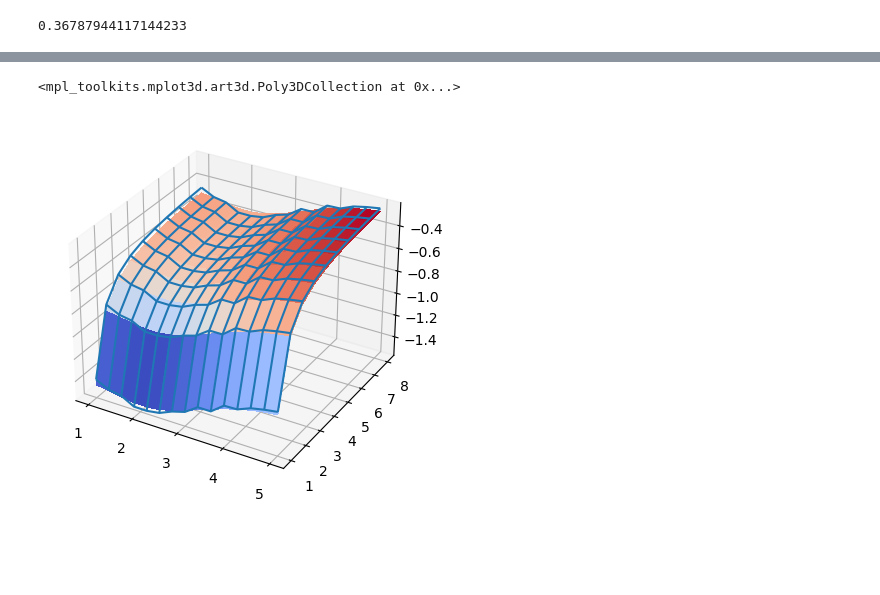
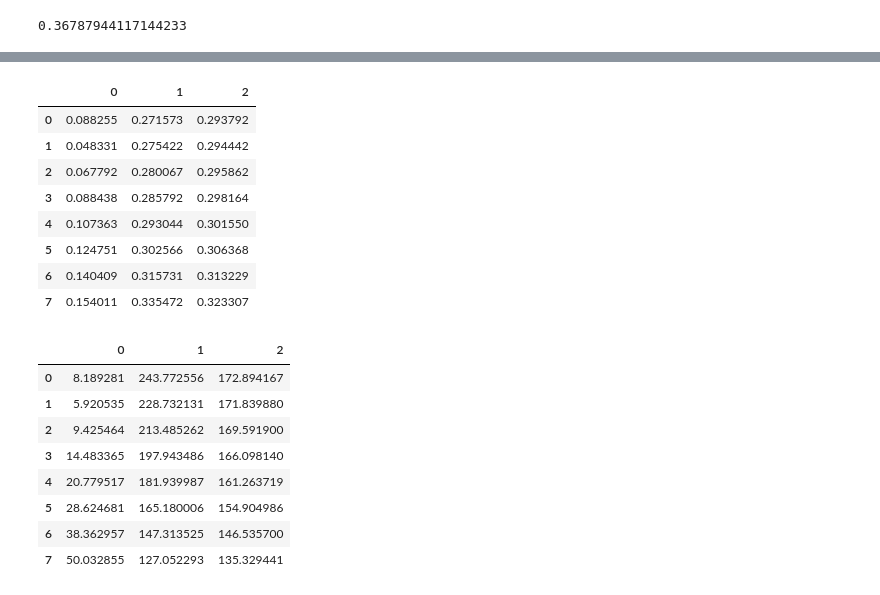
Before and after one commit to mamkakot/adaptive_systems, a Jupyter notebook: lab2.ipynb, the cells around one changed output, grey strips where cells are left out. Cells and saved outputs as stored; diff of their text form; code cells hidden in the pictures; blank space fills up the shorter version.

```diff
--- a/lab2.ipynb
+++ b/lab2.ipynb
@@ -57,9 +80,0 @@ def cool_regression(x, y, scale: int = 2):
-# %%
-from scipy.spatial import distance
-
-
-def nadaraya_watson(x, y, h=0.5):
-    n = len(x)
-    w = np.array([[kernel(distance.euclidean([x1[t]], [x1[i]]) / h) for i in range(n)] for t in range(n)])
-    yest = (w * y[:, None]).sum(axis=0) / w.sum(axis=0)
-    return yest
@@ -81,15 +81,3 @@ ax.plot_surface(X1, X2, ys_estimated, cmap=cm.coolwarm,
-# %%
-ys_estimated_nadaraya = []
-
-for y_i in y:
-    ys_estimated_nadaraya.append(nadaraya_watson(x1, y_i))
-
-ys_estimated_nadaraya = np.array(ys_estimated_nadaraya)
-ax = plt.axes(projection='3d')
-# ax.view_init(45, 0)
-ax.plot_wireframe(X1, X2, y)
-ax.plot_surface(X1, X2, ys_estimated_nadaraya, cmap=cm.coolwarm,
-                linewidth=0, antialiased=False)
-# %% [output]
-<mpl_toolkits.mplot3d.art3d.Poly3DCollection at 0x...>
-[figure, removed]
+# %%
+kernels = [kernel_gauss, triangle_kernel, epanechnikov_kernel]
+h_s = np.arange(0.1, 2, 0.25)
@@ -96,3 +112,29 @@ ax.plot_surface(X1, X2, ys_estimated_nadaraya, cmap=cm.coolwarm,
+# %%
+mse_df = pd.DataFrame(mses)
+mse_df
+# %% [output]
+|  | 0 | 1 | 2 |
+| 0 | 0.088255 | 0.271573 | 0.293792 |
+| 1 | 0.048331 | 0.275422 | 0.294442 |
+| 2 | 0.067792 | 0.280067 | 0.295862 |
+| 3 | 0.088438 | 0.285792 | 0.298164 |
+| 4 | 0.107363 | 0.293044 | 0.301550 |
+| 5 | 0.124751 | 0.302566 | 0.306368 |
+| 6 | 0.140409 | 0.315731 | 0.313229 |
+| 7 | 0.154011 | 0.335472 | 0.323307 |
+# %%
+weird_es_df = pd.DataFrame(weird_es)
+weird_es_df
+# %% [output]
+|  | 0 | 1 | 2 |
+| 0 | 8.189281 | 243.772556 | 172.894167 |
+| 1 | 5.920535 | 228.732131 | 171.839880 |
+| 2 | 9.425464 | 213.485262 | 169.591900 |
+| 3 | 14.483365 | 197.943486 | 166.098140 |
+| 4 | 20.779517 | 181.939987 | 161.263719 |
+| 5 | 28.624681 | 165.180006 | 154.904986 |
+| 6 | 38.362957 | 147.313525 | 146.535700 |
+| 7 | 50.032855 | 127.052293 | 135.329441 |
 # %%
 def stability(arr, eps=1e-5):
     for el in arr:
```
Also changed, not shown: parts of 30 cells of this notebook, 1 other file.
